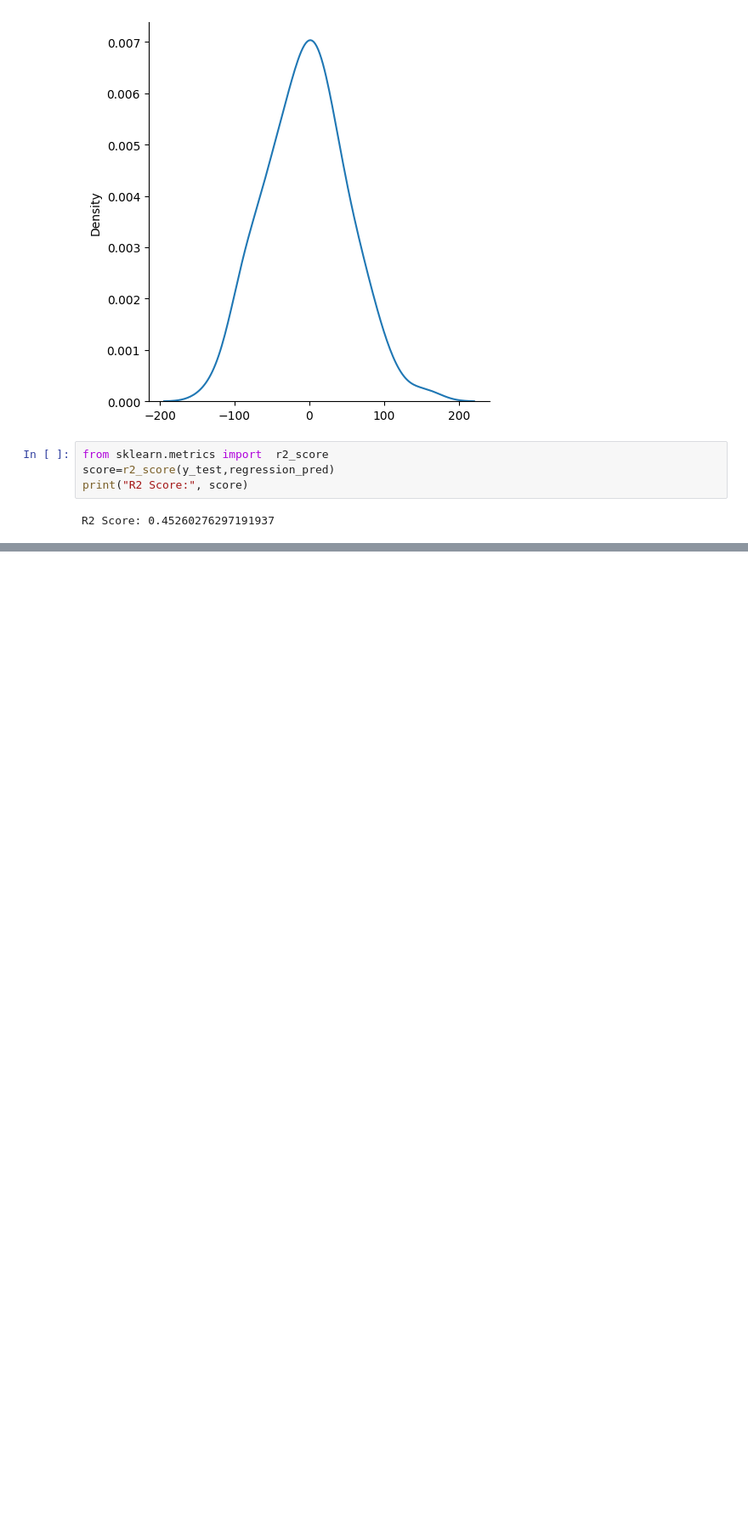
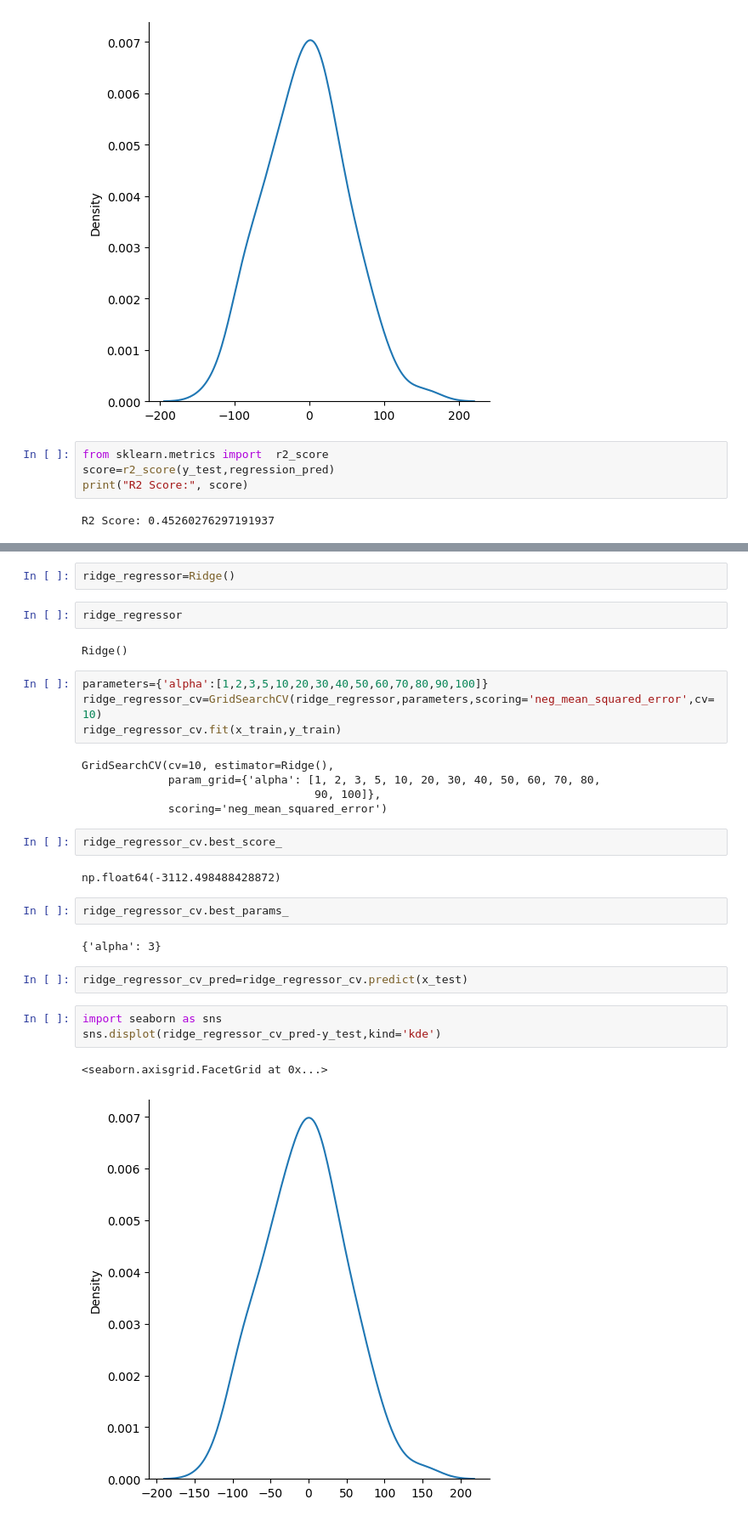
Before and after one commit to Atul1231/Data-Science-Practice, a Jupyter notebook: Machine_Learning/Linear_Regression_model.ipynb, the cells around one changed output, grey strips where cells are left out. Shown: that part at 85% size. Saved outputs shown, nothing was run; the diff lists cells and outputs as text; blank space fills up the shorter version.

Commit message:
Added Ridge and Lasso regression in linear regression

```diff
--- a/Machine_Learning/Linear_Regression_model.ipynb
+++ b/Machine_Learning/Linear_Regression_model.ipynb
@@ -158,0 +164,31 @@ R2 Score: 0.45260276297191937
+# %%
+ridge_regressor=Ridge()
+# %%
+ridge_regressor
+# %% [output]
+Ridge()
+# %%
+parameters={'alpha':[1,2,3,5,10,20,30,40,50,60,70,80,90,100]}
+ridge_regressor_cv=GridSearchCV(ridge_regressor,parameters,scoring='neg_mean_squared_error',cv=10)
+ridge_regressor_cv.fit(x_train,y_train)
+# %% [output]
+GridSearchCV(cv=10, estimator=Ridge(),
+             param_grid={'alpha': [1, 2, 3, 5, 10, 20, 30, 40, 50, 60, 70, 80,
+                                   90, 100]},
+             scoring='neg_mean_squared_error')
+# %%
+ridge_regressor_cv.best_score_
+# %% [output]
+np.float64(-3112.498488428872)
+# %%
+ridge_regressor_cv.best_params_
+# %% [output]
+{'alpha': 3}
+# %%
+ridge_regressor_cv_pred=ridge_regressor_cv.predict(x_test)
+# %%
+import seaborn as sns
+sns.displot(ridge_regressor_cv_pred-y_test,kind='kde')
+# %% [output]
+<seaborn.axisgrid.FacetGrid at 0x...>
+[figure, added]
```
Also changed, not shown: parts of 11 cells of this notebook.
